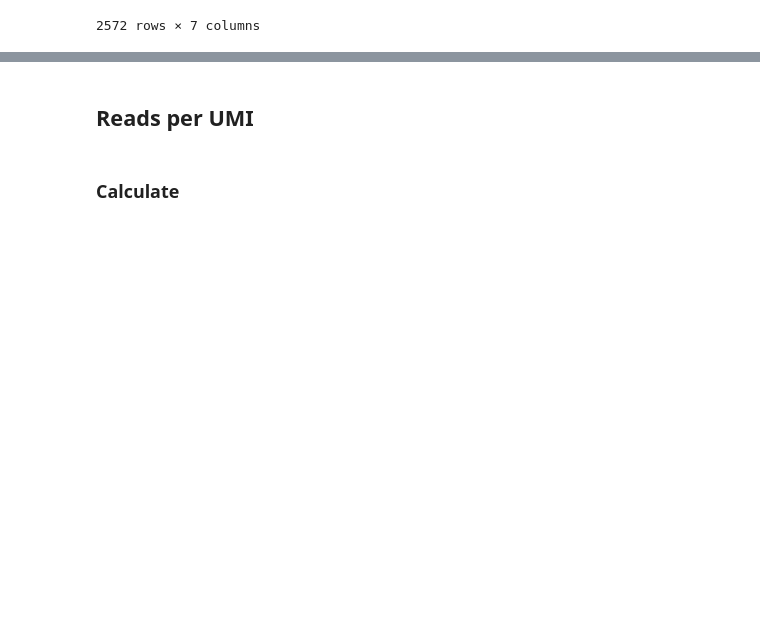
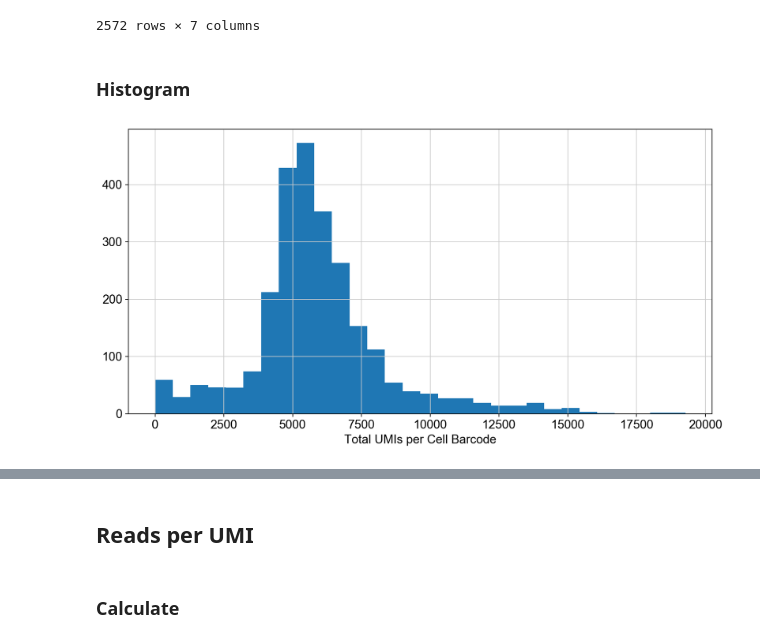
Before and after one commit to hisplan/sharp, a Jupyter notebook: manual-inspection/inspect.ipynb, the cells around one changed output, grey strips where cells are left out. Saved outputs shown, nothing was run; the diff lists cells and outputs as text; code cells hidden in the pictures; blank space fills up the shorter version.

Commit message:
Add UMAP, UMI histogram, parsed YAML report

```diff
--- a/manual-inspection/inspect.ipynb
+++ b/manual-inspection/inspect.ipynb
@@ -537,3 +552,14 @@ df_umis
 | AGGCCACGTAATGCTC | 3 | 15 | 0 | 1 | ... |
 | TCGTGGGAGGCGAAGG | 7 | 3 | 0 | 2 | ... |
 2572 rows × 7 columns
+# %% [markdown]
+### Histogram
+# %%
+fig, ax = plt.subplots(figsize=(12,6), facecolor="white")
+
+ax.hist(df_umis.values.sum(axis=1), bins=30)
+ax.set_xlabel("Total UMIs per Cell Barcode")
+
+plt.show()
+# %% [output]
+[figure, added]
```
Also changed, not shown: parts of 28 cells of this notebook.
